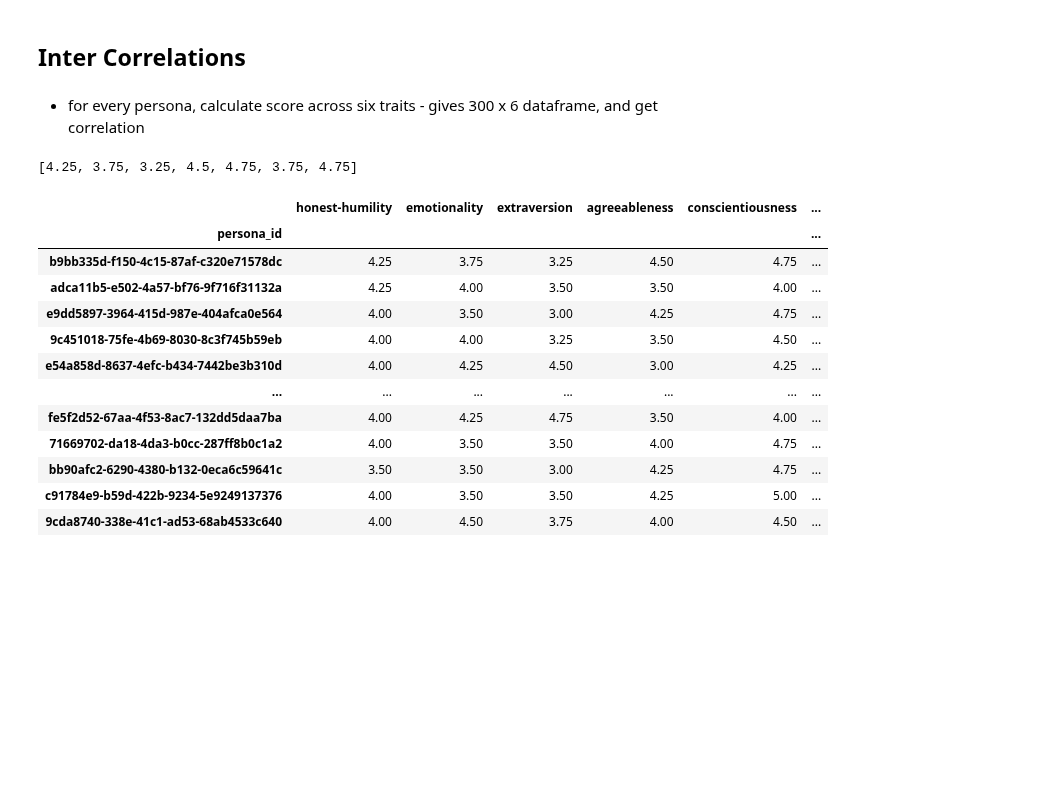
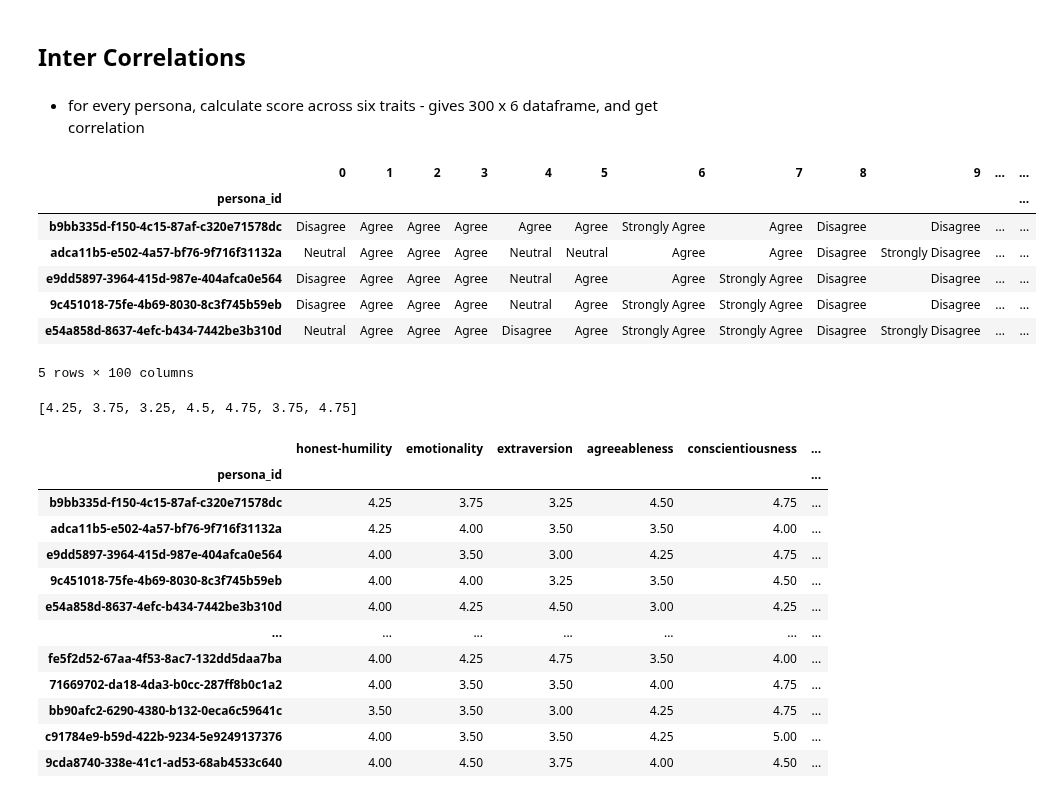
Before and after one commit to amir-abdullah-thoughtworks/psychometrics_for_LLMs, a Jupyter notebook: llm_psychometrics/notebooks/hexaco_personas_analysis_v0.ipynb, the cells around one changed output. Cells and saved outputs as stored; diff of their text form; code cells hidden in the pictures; blank space fills up the shorter version.

```diff
--- a/llm_psychometrics/notebooks/hexaco_personas_analysis_v0.ipynb
+++ b/llm_psychometrics/notebooks/hexaco_personas_analysis_v0.ipynb
@@ -127,6 +127,17 @@ def get_trait_scores(answer,likert_scale = generation_config['likert_scale']):
 
         trait_score.append(np.round(np.mean(trait_true_answer_indices).item(),3).item())
     return trait_score
+# %%
+persona_hexaco_str_answers_df.head()
+# %% [output]
+|  | 0 | 1 | 2 | 3 | 4 | 5 | 6 | 7 | 8 | 9 | ... | ... |
+| persona_id |  |  |  |  |  |  |  |  |  |  |  | ... |
+| b9bb335d-f150-4c15-87af-c320e71578dc | Disagree | Agree | Agree | Agree | Agree | Agree | Strongly Agree | Agree | Disagree | Disagree | ... | ... |
+| adca11b5-e502-4a57-bf76-9f716f31132a | Neutral | Agree | Agree | Agree | Neutral | Neutral | Agree | Agree | Disagree | Strongly Disagree | ... | ... |
+| e9dd5897-3964-415d-987e-404afca0e564 | Disagree | Agree | Agree | Agree | Neutral | Agree | Agree | Strongly Agree | Disagree | Disagree | ... | ... |
+| 9c451018-75fe-4b69-8030-8c3f745b59eb | Disagree | Agree | Agree | Agree | Neutral | Agree | Strongly Agree | Strongly Agree | Disagree | Disagree | ... | ... |
+| e54a858d-8637-4efc-b434-7442be3b310d | Neutral | Agree | Agree | Agree | Disagree | Agree | Strongly Agree | Strongly Agree | Disagree | Strongly Disagree | ... | ... |
+5 rows × 100 columns
 # %%
 get_trait_scores(persona_hexaco_str_answers_df.iloc[0])
 # %% [output]
```
Also changed, not shown: parts of 6 cells of this notebook, 5 other files.
